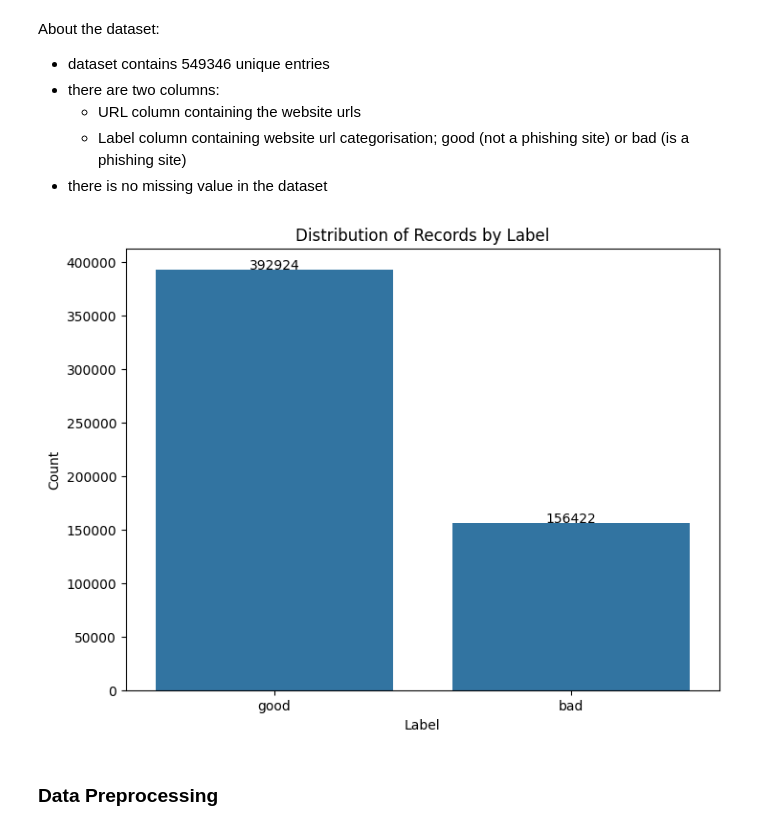
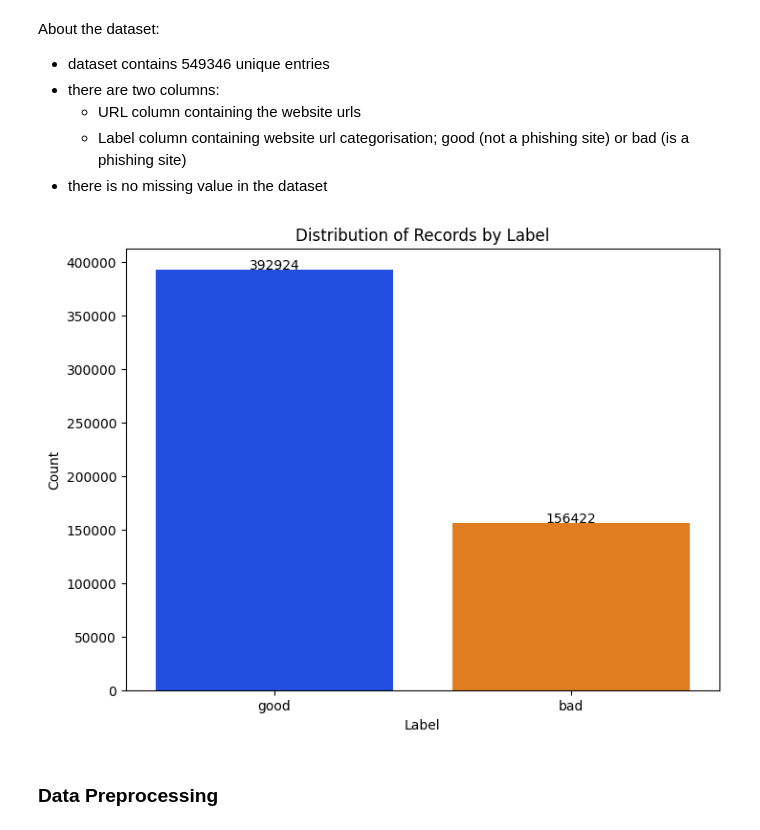
Before and after one commit to Kairos5106/data-science, a Jupyter notebook: test.ipynb, the cells around one changed output. Saved outputs shown, nothing was run; the diff lists cells and outputs as text; code cells hidden in the pictures.

Commit message:
data visualisation 4

```diff
--- a/test.ipynb
+++ b/test.ipynb
@@ -75,24 +75,24 @@ About the dataset:
 # %%
 # Count occurence of records for each category in Label column
 label_counts = phish_data['Label'].value_counts()
 
 # Plot the bar graph
 plt.figure(figsize=(8, 6))
-barplot = sns.barplot(x=label_counts.index, y=label_counts.values)
+barplot = sns.barplot(x=label_counts.index, y=label_counts.values, hue=label_counts.index, palette='bright', legend=False)
 
-# Add count values on top of each bar
-for i in range(len(label_counts)):
-    barplot.text(x=i, y=label_counts.values[i] + 0.1, s=label_counts.values[i], ha='center')
+# Add count values on top of each bar with corresponding color
+for i, (index, value) in enumerate(label_counts.items()):
+    barplot.text(x=i, y=value + 0.1, s=value, ha='center', color='black')
 
 # Add labels and title
 plt.xlabel('Label')
 plt.ylabel('Count')
 plt.title('Distribution of Records by Label')
 
 # Show the plot
 plt.show()
 # %% [output]
-[figure, old version]
+[figure, new version]
 # %% [markdown]
 ### Data Preprocessing
 # %% [markdown]
```
Also changed, not shown: parts of 5 cells of this notebook, 1 other file.
